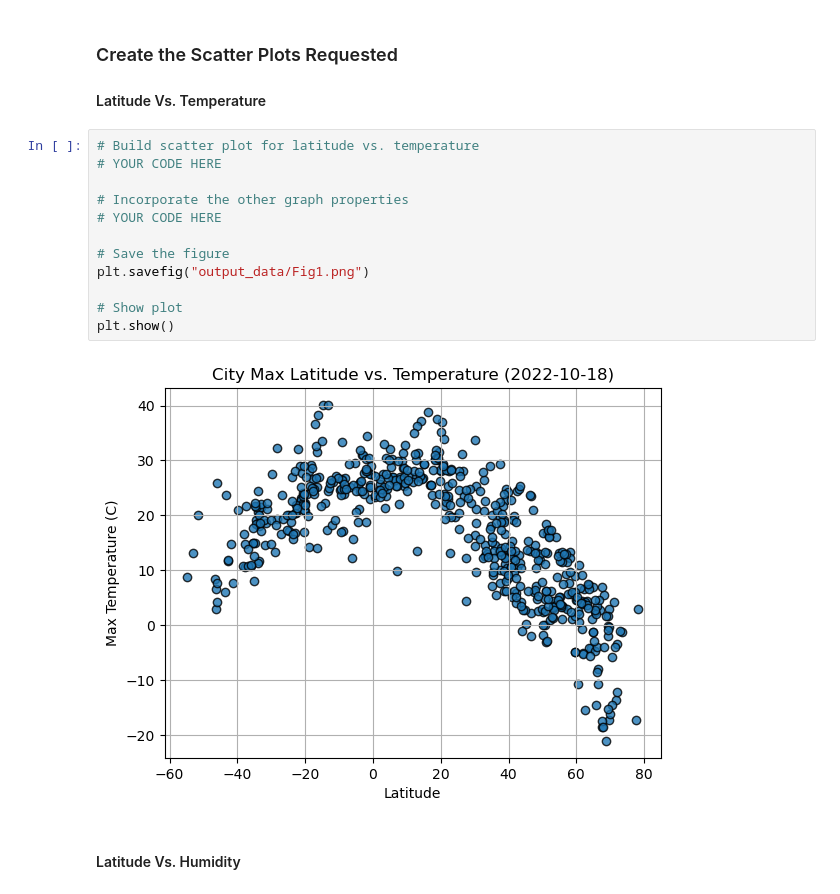
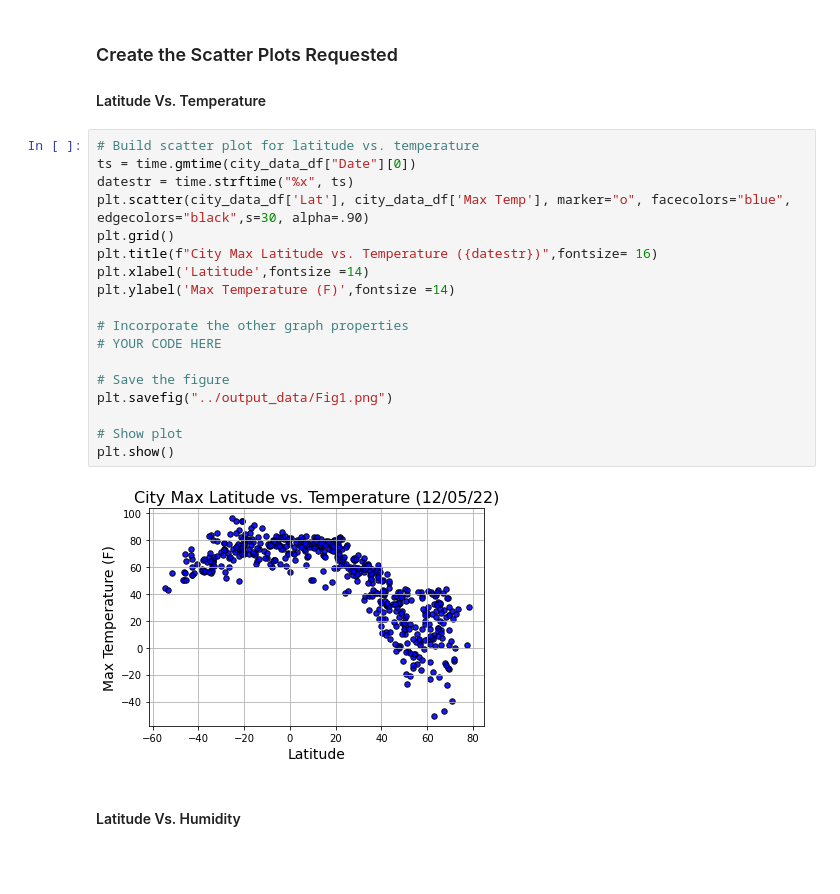
Before and after one commit to oas95/python-api-challenge, a Jupyter notebook: WeatherPy/WeatherPy.ipynb, the cells around one changed output. Cells and saved outputs as stored; diff of their text form; blank space fills up the shorter version.

Commit message:
added scatterplot code and output respective png

```diff
--- a/WeatherPy/WeatherPy.ipynb
+++ b/WeatherPy/WeatherPy.ipynb
@@ -192,18 +192,24 @@ city_data_df.head()
 #### Latitude Vs. Temperature
 # %%
 # Build scatter plot for latitude vs. temperature
-# YOUR CODE HERE
+ts = time.gmtime(city_data_df["Date"][0])
+datestr = time.strftime("%x", ts)
+plt.scatter(city_data_df['Lat'], city_data_df['Max Temp'], marker="o", facecolors="blue", edgecolors="black",s=30, alpha=.90)
+plt.grid()
+plt.title(f"City Max Latitude vs. Temperature ({datestr})",fontsize= 16)
+plt.xlabel('Latitude',fontsize =14)
+plt.ylabel('Max Temperature (F)',fontsize =14)
 
 # Incorporate the other graph properties
 # YOUR CODE HERE
 
 # Save the figure
-plt.savefig("output_data/Fig1.png")
+plt.savefig("../output_data/Fig1.png")
 
 # Show plot
 plt.show()
 # %% [output]
-[figure, old version]
+[figure, new version]
 # %% [markdown]
 #### Latitude Vs. Humidity
 # %%
```
Also changed, not shown: parts of 9 cells of this notebook, 5 other files.
